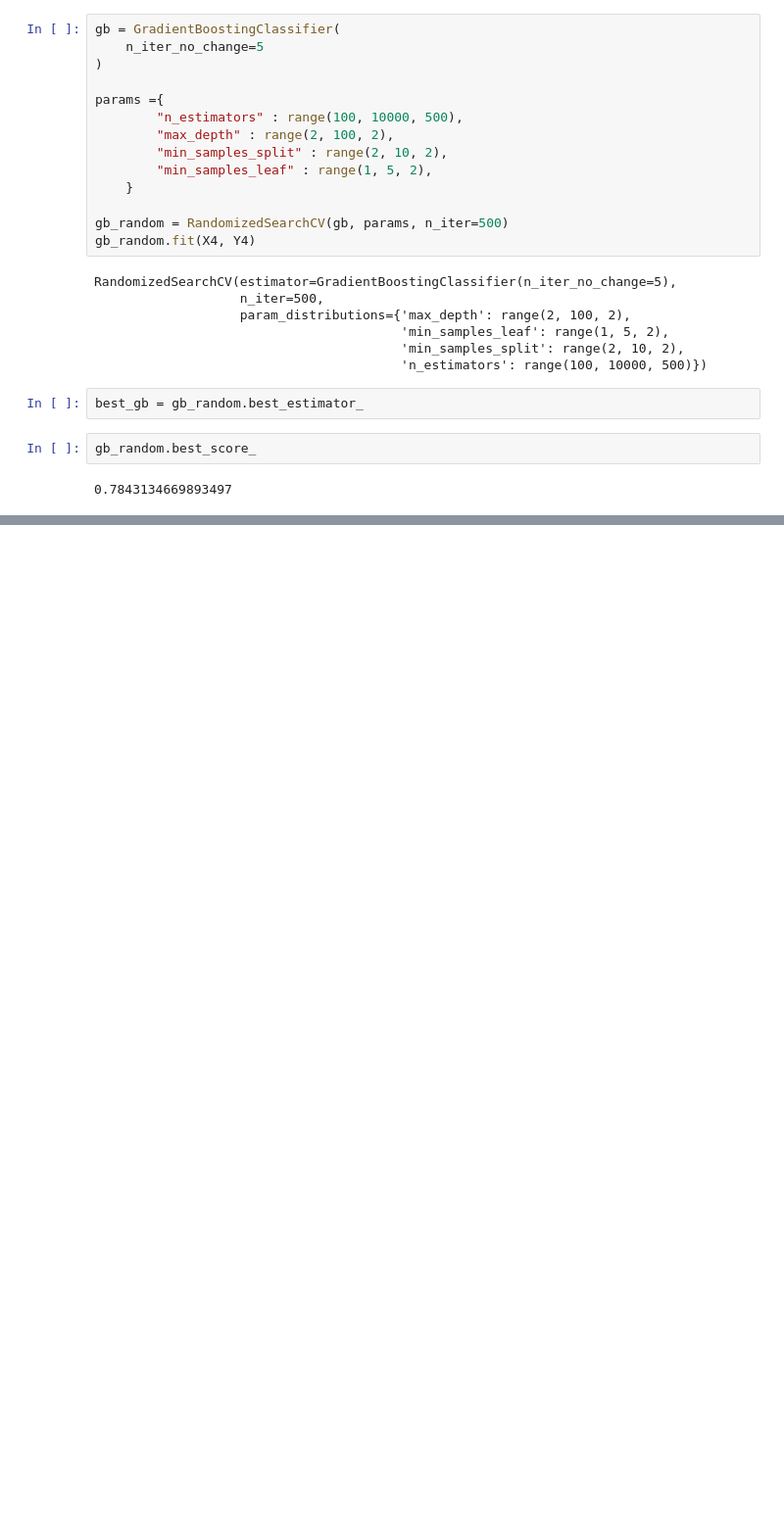
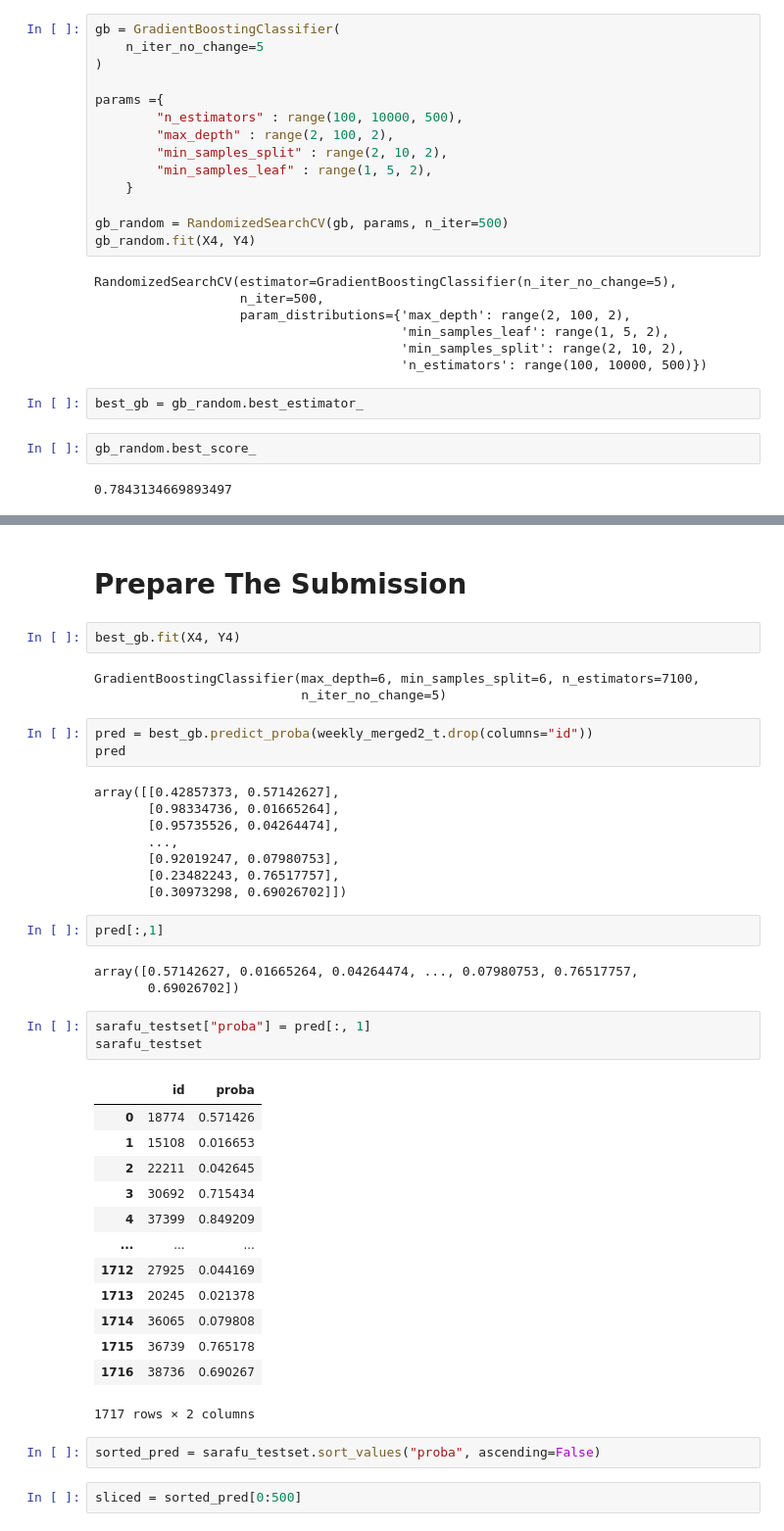
Before and after one commit to beratcabuk/sdshackathon2022, a Jupyter notebook: sdshackathon.ipynb, the cells around one changed output, grey strips where cells are left out. Shown: that part at 98% size. Saved outputs shown, nothing was run; the diff lists cells and outputs as text; blank space fills up the shorter version.

```diff
--- a/sdshackathon.ipynb
+++ b/sdshackathon.ipynb
@@ -739,0 +740,44 @@ Mean Cohen's Kappa 0.5613208569756274 Standard Deviation 0.017754853328253176
+# %% [markdown]
+# Prepare The Submission
+# %%
+best_gb.fit(X4, Y4)
+# %% [output]
+GradientBoostingClassifier(max_depth=6, min_samples_split=6, n_estimators=7100,
+                           n_iter_no_change=5)
+# %%
+pred = best_gb.predict_proba(weekly_merged2_t.drop(columns="id"))
+pred
+# %% [output]
+array([[0.42857373, 0.57142627],
+       [0.98334736, 0.01665264],
+       [0.95735526, 0.04264474],
+       ...,
+       [0.92019247, 0.07980753],
+       [0.23482243, 0.76517757],
+       [0.30973298, 0.69026702]])
+# %%
+pred[:,1]
+# %% [output]
+array([0.57142627, 0.01665264, 0.04264474, ..., 0.07980753, 0.76517757,
+       0.69026702])
+# %%
+sarafu_testset["proba"] = pred[:, 1]
+sarafu_testset
+# %% [output]
+|  | id | proba |
+| 0 | 18774 | 0.571426 |
+| 1 | 15108 | 0.016653 |
+| 2 | 22211 | 0.042645 |
+| 3 | 30692 | 0.715434 |
+| 4 | 37399 | 0.849209 |
+| ... | ... | ... |
+| 1712 | 27925 | 0.044169 |
+| 1713 | 20245 | 0.021378 |
+| 1714 | 36065 | 0.079808 |
+| 1715 | 36739 | 0.765178 |
+| 1716 | 38736 | 0.690267 |
+1717 rows × 2 columns
+# %%
+sorted_pred = sarafu_testset.sort_values("proba", ascending=False)
+# %%
+sliced = sorted_pred[0:500]
```
Also changed, not shown: parts of 3 cells of this notebook, 1 other file.
